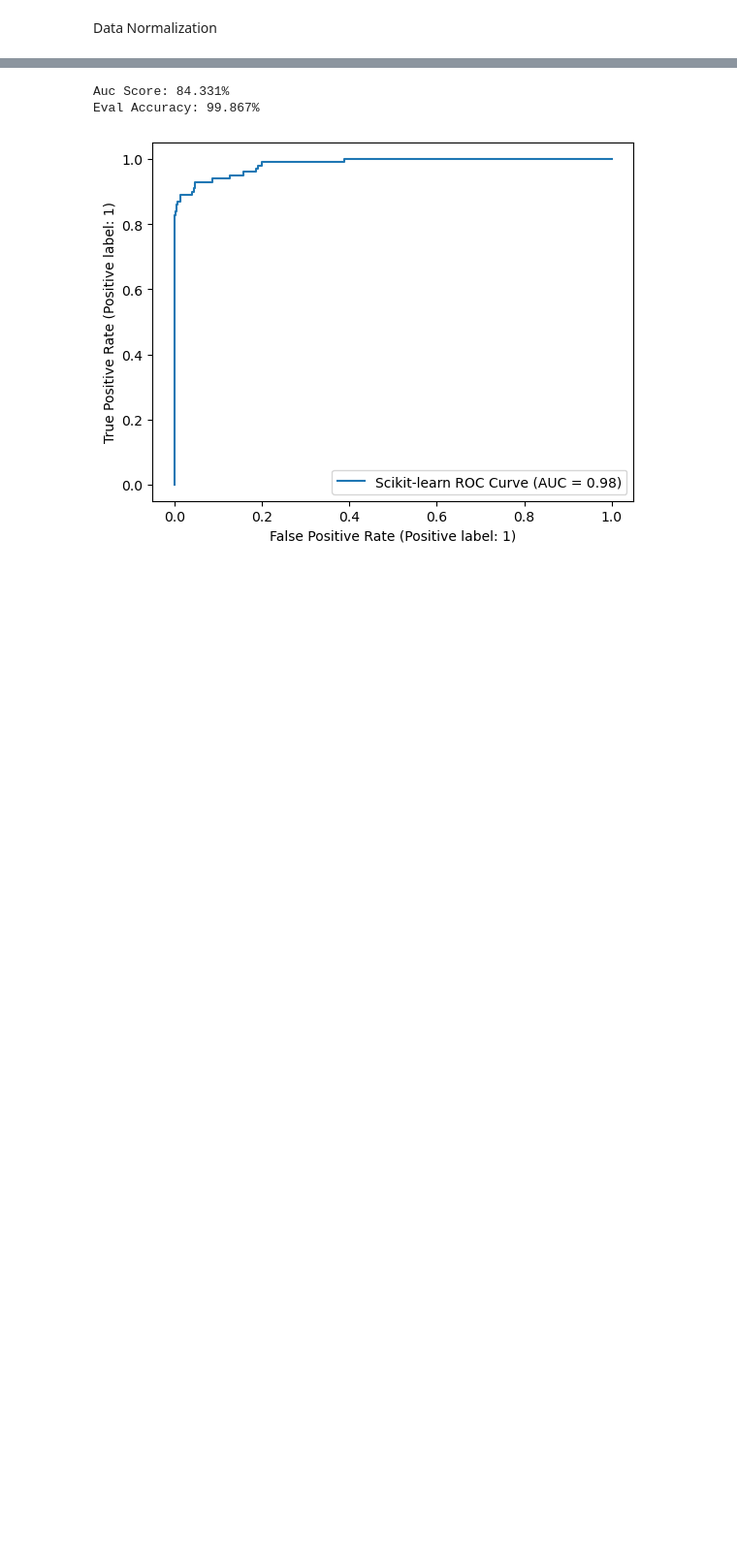
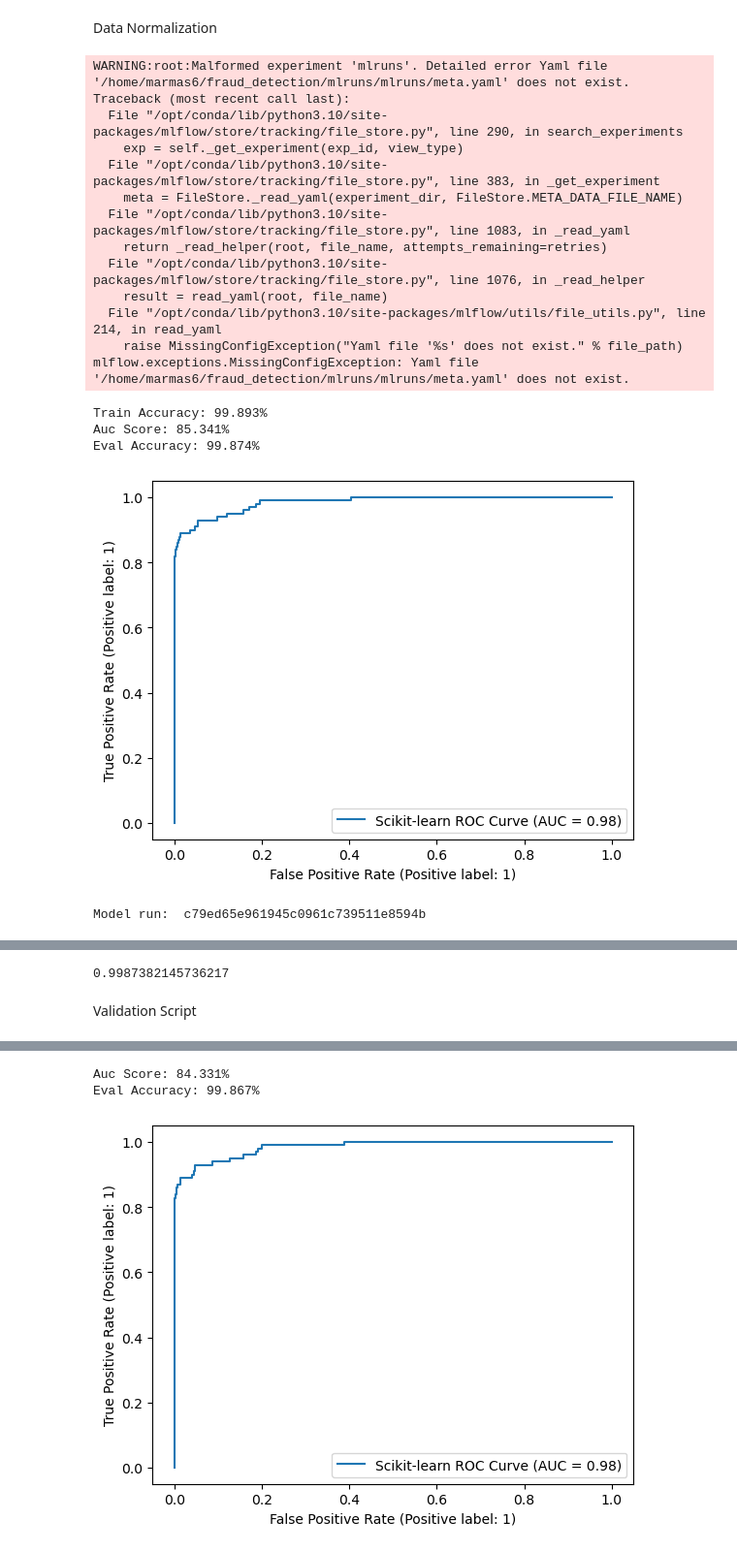
Before and after one commit to Martin-Msb/fraud_detection, a Jupyter notebook: models_sklearn.ipynb, the cells around one changed output, grey strips where cells are left out. Shown at 97% size. Drawn from its saved outputs; the diff is of its cells as text; code cells hidden in the pictures; blank space fills up the shorter version.

Commit message:
MLFlow runs

```diff
--- a/models_sklearn.ipynb
+++ b/models_sklearn.ipynb
@@ -90,3 +123,62 @@ x_validate = scaler.transform(x_validate)
+# %%
+#Evaluation function
+def evaluate(sk_model, x_test, y_test):
+
+    eval_acc = sk_model.score(x_test, y_test)
+
+    preds = sk_model.predict(x_test)
+    auc_score = roc_auc_score(y_test, preds)
+
+    mlflow.log_metric("eval_acc", eval_acc) #keep track of eval_acc
+    mlflow.log_metric("auc_score", auc_score) #Keep track og auc_score
+
+    print(f"Auc Score: {auc_score:.3%}")
+    print(f"Eval Accuracy: {eval_acc:.3%}")
+
+    roc_plot = plot_roc_curve(sk_model, x_test, y_test,name='Scikit-learn ROC Curve')
+    plt.savefig("sklearn_roc_plot.png")
+    plt.show()
+    plt.clf()
+
+    conf_matrix = confusion_matrix(y_test, preds)
+    ax = sns.heatmap(conf_matrix, annot=True,fmt='g')
+    ax.invert_xaxis()
+    ax.invert_yaxis()
+    plt.ylabel('Actual')
+    plt.xlabel('Predicted')
+    plt.title("Confusion Matrix")
+    plt.savefig("sklearn_conf_matrix.png")
+
+    mlflow.log_artifact("sklearn_roc_plot.png") #Save plots
+    mlflow.log_artifact("sklearn_conf_matrix.png")
 # %%
 #Logistic Regression
-sk_model = LogisticRegression(random_state=None, max_iter=400, solver='newton-cg').fit(x_train, y_train)
+sk_model = LogisticRegression(random_state=None, max_iter=400, solver='newton-cg')
+
+mlflow.set_experiment("scikit_learn_experiment") #Set experiment name
+#Begin mlflow run
+with mlflow.start_run():
+    train(sk_model, x_train, y_train)
+    evaluate(sk_model, x_test, y_test)
+    mlflow.sklearn.log_model(sk_model, "log_reg_model")
+    print("Model run: ", mlflow.active_run().info.run_uuid)
+mlflow.end_run()
+# %% [output]
+WARNING:root:Malformed experiment 'mlruns'. Detailed error Yaml file '/home/marmas6/fraud_detection/mlruns/mlruns/meta.yaml' does not exist.
+Traceback (most recent call last):
+  File "/opt/conda/lib/python3.10/site-packages/mlflow/store/tracking/file_store.py", line 290, in search_experiments
+    exp = self._get_experiment(exp_id, view_type)
+  File "/opt/conda/lib/python3.10/site-packages/mlflow/store/tracking/file_store.py", line 383, in _get_experiment
+    meta = FileStore._read_yaml(experiment_dir, FileStore.META_DATA_FILE_NAME)
+  File "/opt/conda/lib/python3.10/site-packages/mlflow/store/tracking/file_store.py", line 1083, in _read_yaml
+    return _read_helper(root, file_name, attempts_remaining=retries)
+  File "/opt/conda/lib/python3.10/site-packages/mlflow/store/tracking/file_store.py", line 1076, in _read_helper
+    result = read_yaml(root, file_name)
+  File "/opt/conda/lib/python3.10/site-packages/mlflow/utils/file_utils.py", line 214, in read_yaml
+    raise MissingConfigException("Yaml file '%s' does not exist." % file_path)
+mlflow.exceptions.MissingConfigException: Yaml file '/home/marmas6/fraud_detection/mlruns/mlruns/meta.yaml' does not exist.
+Train Accuracy: 99.893%
+Auc Score: 85.341%
+Eval Accuracy: 99.874%
+[figure, added]
+Model run:  c79ed65e961945c0961c739511e8594b
@@ -92,0 +188,4 @@ sk_model = LogisticRegression(random_state=None, max_iter=400, solver='newton-cg
+# %%
+loaded_model.score(x_test, y_test)
+# %% [output]
+0.9987382145736217
@@ -92,0 +198,2 @@ sk_model = LogisticRegression(random_state=None, max_iter=400, solver='newton-cg
+# %% [markdown]
+Validation Script
```
Also changed, not shown: parts of 14 cells of this notebook.
